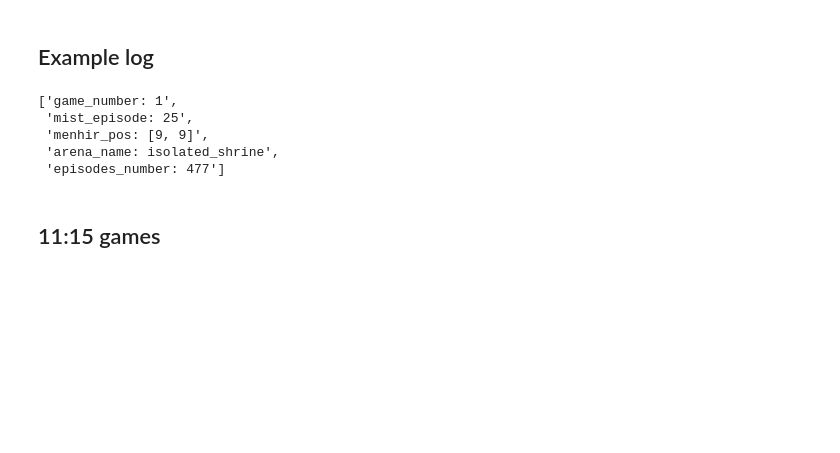
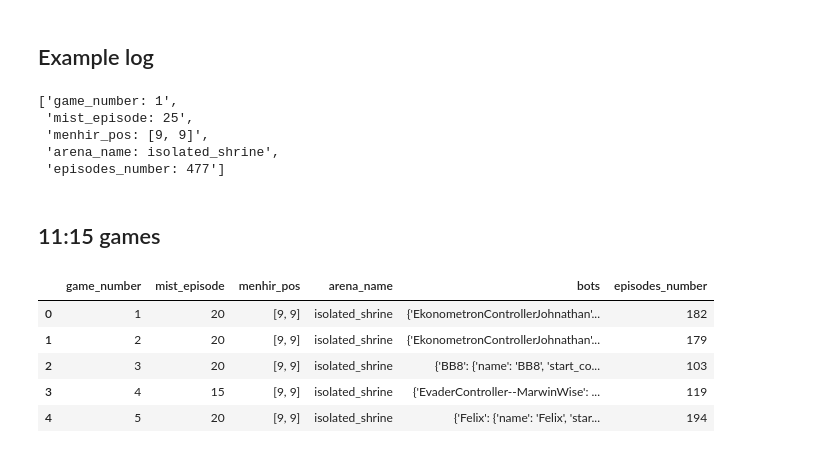
Before and after one commit to filip-komarzyniec/GUPB, a Jupyter notebook: log-parse/log_analyzer.ipynb, the cells around one changed output. Drawn from its saved outputs; the diff is of its cells as text; code cells hidden in the pictures; blank space fills up the shorter version.

```diff
--- a/log-parse/log_analyzer.ipynb
+++ b/log-parse/log_analyzer.ipynb
@@ -128,0 +180,10 @@ games =
+# %%
+games_df = pd.DataFrame(games)
+games_df.head()
+# %% [output]
+|  | game_number | mist_episode | menhir_pos | arena_name | bots | episodes_number |
+| 0 | 1 | 20 | [9, 9] | isolated_shrine | {'EkonometronControllerJohnathan'... | 182 |
+| 1 | 2 | 20 | [9, 9] | isolated_shrine | {'EkonometronControllerJohnathan'... | 179 |
+| 2 | 3 | 20 | [9, 9] | isolated_shrine | {'BB8': {'name': 'BB8', 'start_co... | 103 |
+| 3 | 4 | 15 | [9, 9] | isolated_shrine | {'EvaderController--MarwinWise': ... | 119 |
+| 4 | 5 | 20 | [9, 9] | isolated_shrine | {'Felix': {'name': 'Felix', 'star... | 194 |
```
Also changed, not shown: parts of 13 cells of this notebook.
